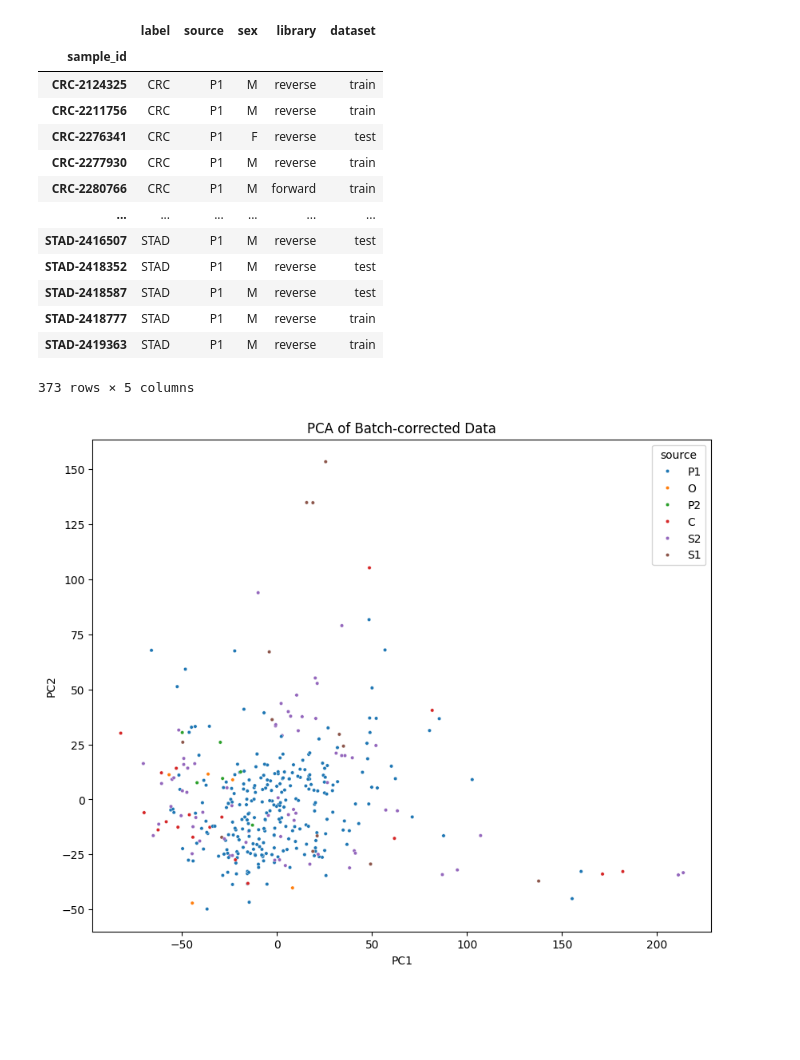
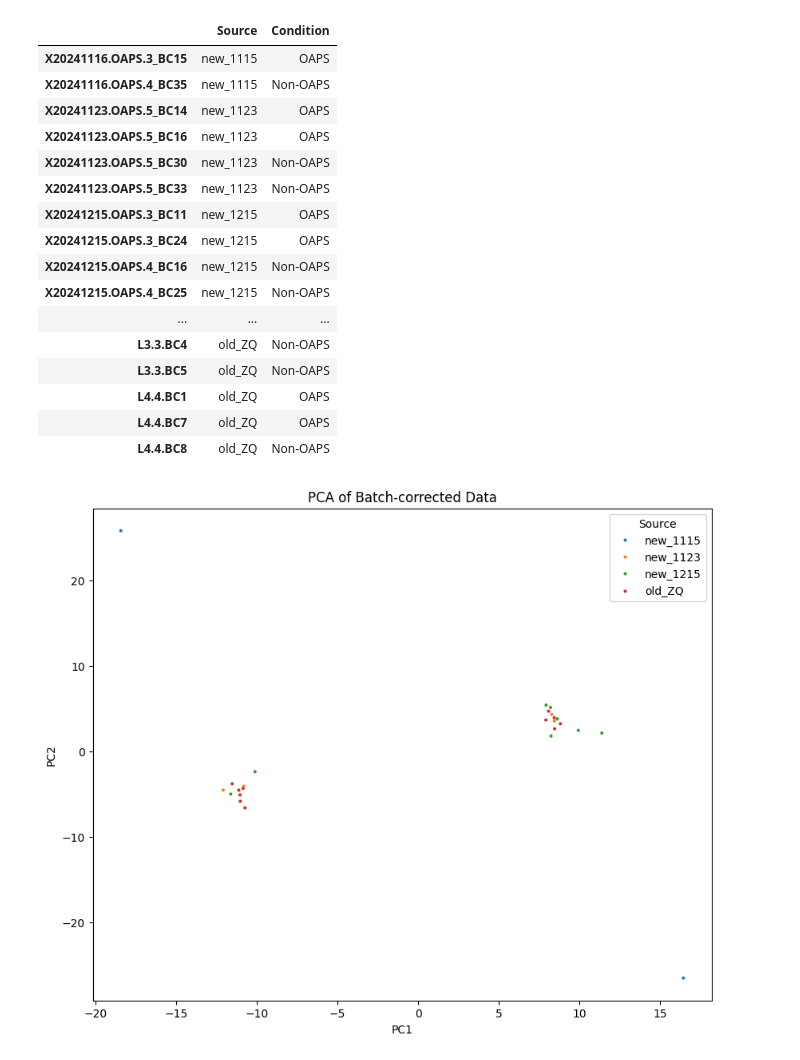
Before and after one commit to LiChengxi666/cfRNA, a Jupyter notebook: code/feature_selection_long.ipynb, the cells around one changed output. Saved outputs shown, nothing was run; the diff lists cells and outputs as text; code cells hidden in the pictures; blank space fills up the shorter version.

```diff
--- a/code/feature_selection_long.ipynb
+++ b/code/feature_selection_long.ipynb
@@ -29,11 +29,11 @@ from gget import info
 from tqdm import *
 # %%
 # 读取数据
-expression_data = pd.read_csv("D:/cfRNA/count.matrix.long.tmm.txt", sep='\t', index_col=0)
-metadata = pd.read_csv("D:/cfRNA/metadata.long.txt", sep='\t', index_col=0)
+expression_data = pd.read_csv("../matrix/count.combat.matrix.txt", sep='\t', index_col=0)
+metadata = pd.read_csv("../matrix/oaps.metadata.txt", sep='\t', index_col=0)
 # %%
 # 将表达矩阵处理成机器学习模型可接受的形式
 expression_data = expression_data.T
-expression_data = expression_data.rename(index=lambda x: x.replace('.', '-'))
+# expression_data = expression_data.rename(index=lambda x: x.replace('.', '-'))
 expression_data
 # %% [output]
@@ -73,32 +83,35 @@ scaled_expression_data
 # %%
 metadata
 # %% [output]
-|  | label | source | sex | library | dataset |
-| sample_id |  |  |  |  |  |
-| CRC-2124325 | CRC | P1 | M | reverse | train |
-| CRC-2211756 | CRC | P1 | M | reverse | train |
-| CRC-2276341 | CRC | P1 | F | reverse | test |
-| CRC-2277930 | CRC | P1 | M | reverse | train |
-| CRC-2280766 | CRC | P1 | M | forward | train |
-| ... | ... | ... | ... | ... | ... |
-| STAD-2416507 | STAD | P1 | M | reverse | test |
-| STAD-2418352 | STAD | P1 | M | reverse | test |
-| STAD-2418587 | STAD | P1 | M | reverse | test |
-| STAD-2418777 | STAD | P1 | M | reverse | train |
-| STAD-2419363 | STAD | P1 | M | reverse | train |
+|  | Source | Condition |
+| X20241116.OAPS.3_BC15 | new_1115 | OAPS |
+| X20241116.OAPS.4_BC35 | new_1115 | Non-OAPS |
+| X20241123.OAPS.5_BC14 | new_1123 | OAPS |
+| X20241123.OAPS.5_BC16 | new_1123 | OAPS |
+| X20241123.OAPS.5_BC30 | new_1123 | Non-OAPS |
+| X20241123.OAPS.5_BC33 | new_1123 | Non-OAPS |
+| X20241215.OAPS.3_BC11 | new_1215 | OAPS |
+| X20241215.OAPS.3_BC24 | new_1215 | OAPS |
+| X20241215.OAPS.4_BC16 | new_1215 | Non-OAPS |
+| X20241215.OAPS.4_BC25 | new_1215 | Non-OAPS |
+| ... | ... | ... |
+| L3.3.BC4 | old_ZQ | Non-OAPS |
+| L3.3.BC5 | old_ZQ | Non-OAPS |
+| L4.4.BC1 | old_ZQ | OAPS |
+| L4.4.BC7 | old_ZQ | OAPS |
+| L4.4.BC8 | old_ZQ | Non-OAPS |
-373 rows × 5 columns
 # %%
 # 降维可视化
 pca = PCA(n_components=2)
 reduced_data = pca.fit_transform(scaled_expression_data)
 
 # 可视化，标记不同source
 plt.figure(figsize=(10, 8))
-sns.scatterplot(x=reduced_data[:, 0], y=reduced_data[:, 1], hue=metadata['source'], s=10)
+sns.scatterplot(x=reduced_data[:, 0], y=reduced_data[:, 1], hue=metadata['Source'], s=10)
 plt.title('PCA of Batch-corrected Data')
 plt.xlabel('PC1')
 plt.ylabel('PC2')
 plt.show()
 # %% [output]
-[figure, old version]
+[figure, new version]
 # %%
```
Also changed, not shown: parts of 10 cells of this notebook, 3 other files.
